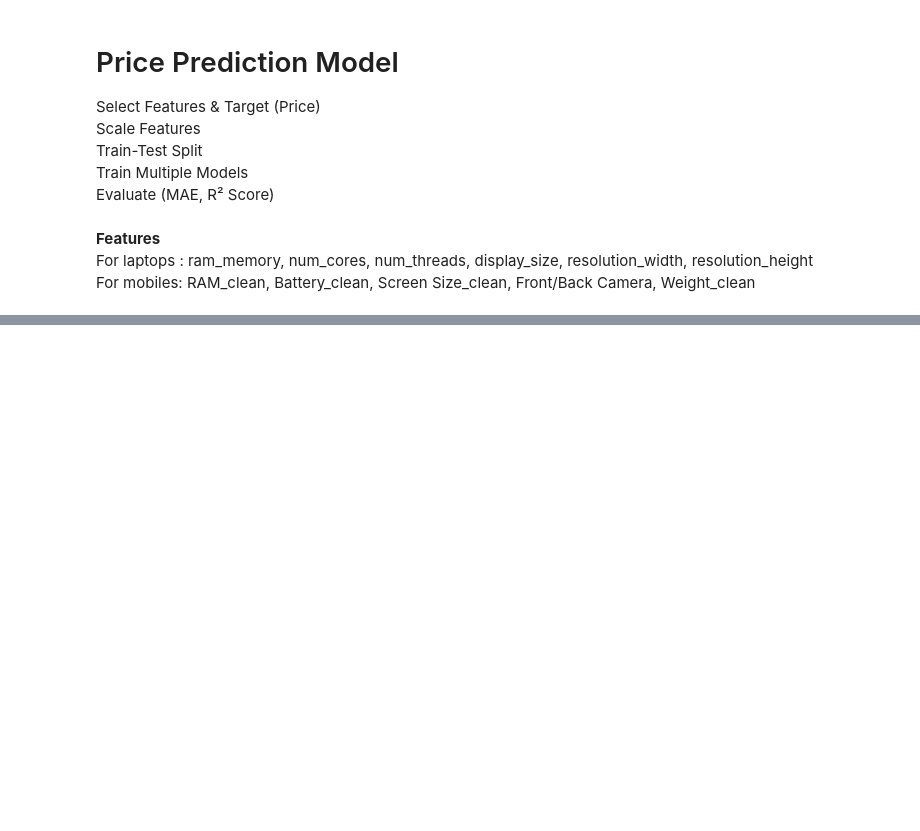
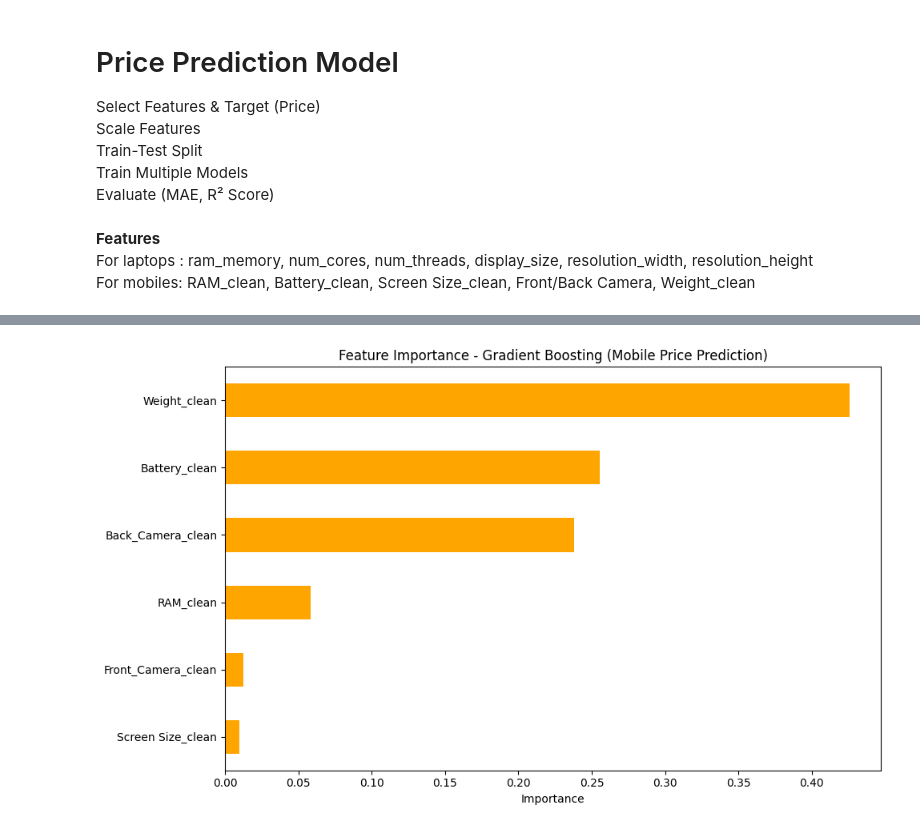
Before and after one commit to JiyaVe/Data-Scraping-and-Visualization, a Jupyter notebook: MTH443_Project.ipynb, the cells around one changed output, grey strips where cells are left out. Saved outputs shown, nothing was run; the diff lists cells and outputs as text; code cells hidden in the pictures; blank space fills up the shorter version.

```diff
--- a/MTH443_Project.ipynb
+++ b/MTH443_Project.ipynb
@@ -1842,0 +1876,18 @@ for name, model in models.items():
+# %%
+import pandas as pd
+import matplotlib.pyplot as plt
+from sklearn.ensemble import GradientBoostingRegressor
+from sklearn.model_selection import train_test_split
+from sklearn.preprocessing import StandardScaler
+
+#  Get Feature Importances
+feature_importance = pd.Series(gb_model.feature_importances_, index=X_mobile.columns)
+
+# Plot Feature Importance
+feature_importance.sort_values(ascending=True).plot(kind='barh', figsize=(10,6), color='orange')
+plt.title('Feature Importance - Gradient Boosting (Mobile Price Prediction)')
+plt.xlabel('Importance')
+plt.tight_layout()
+plt.show()
+# %% [output]
+[figure, added]
```
Also changed, not shown: parts of 13 cells of this notebook.
